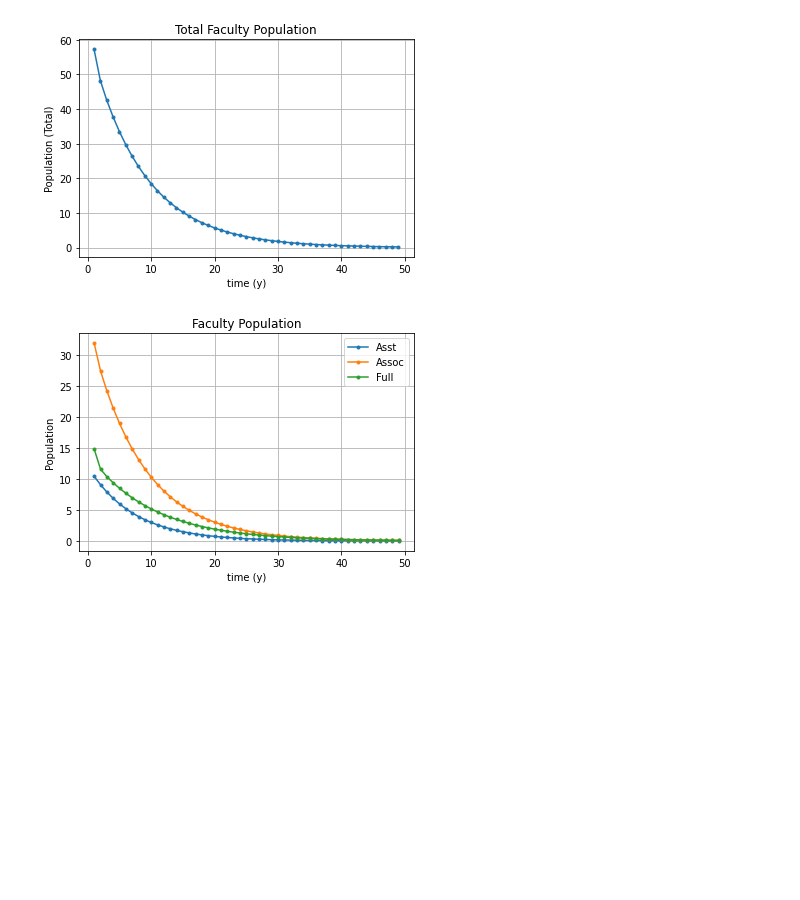
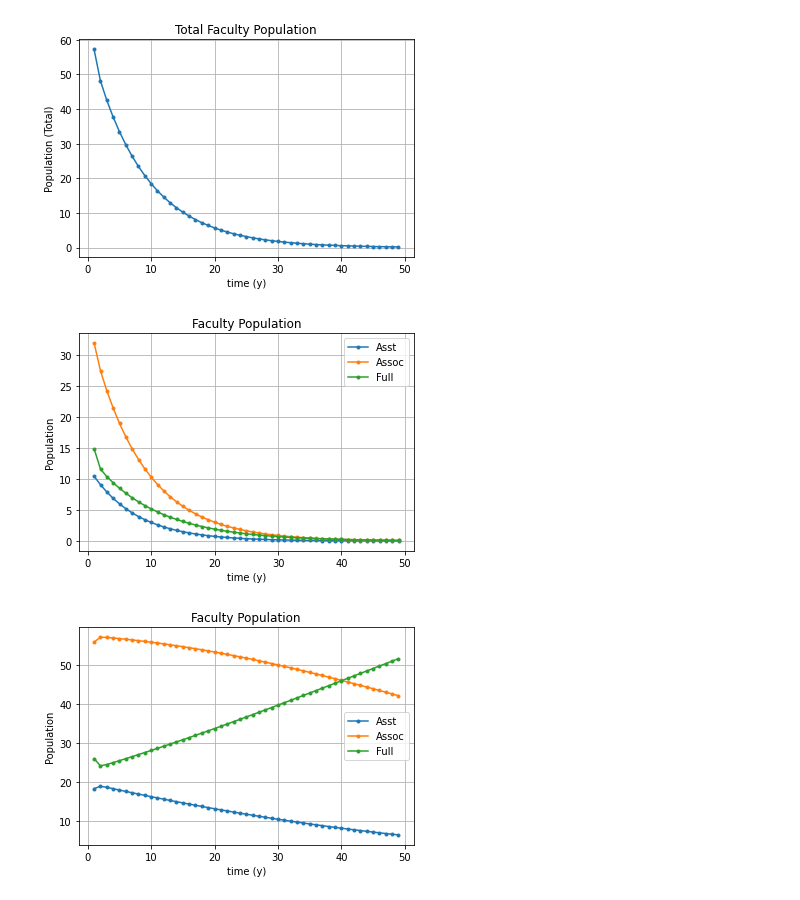
Before and after one commit to natkeo559/FacData, a Jupyter notebook: Notebooks/Sample.ipynb, the cells around one changed output. Cells and saved outputs as stored; diff of their text form; code cells hidden in the pictures; blank space fills up the shorter version.

```diff
--- a/Notebooks/Sample.ipynb
+++ b/Notebooks/Sample.ipynb
@@ -29,34 +31,37 @@ b = np.array([[12],
 
 x = np.arange(1, 50)
-# %%
-y = []
-p1 = []
-p2 = []
-p3 = []
-for i in x:
-    c = np.matmul(np.power(a, i), b)
-    y.append(np.sum(c))
-    p1.append(c[0])
-    p2.append(c[1])
-    p3.append(c[2])
-# %%
-fig, ax = plt.subplots()
-ax.plot(x, y, marker='.')
-ax.set(xlabel='time (y)', ylabel='Population (Total)',
-       title='Total Faculty Population')
-ax.grid()
-plt.show(ax)
-# %% [output]
-[figure, removed]
-# %%
-fig, ax = plt.subplots()
-ax.plot(x, p1, marker='.', label="Asst")
-ax.plot(x, p2, marker='.', label="Assoc")
-ax.plot(x, p3, marker='.', label="Full")
-ax.set(xlabel='time (y)', ylabel='Population',
-       title='Faculty Population')
-ax.grid()
-ax.legend()
-plt.show(ax)
-# %% [output]
-[figure, removed]
+# %%
+vy = np.array([])
+v = np.tile(a.flatten(), x.size).reshape(-1, 3, 3)
+vm = np.tile(b.flatten(), x.size).reshape(-1, 3, 1)
+
+for i, j, m in zip(v, x, vm):
+    vy = np.append(vy, np.matmul(np.power(i, j), m)).reshape(-1, 3, 1)
+# %%
+fig, tx = plt.subplots()
+tx.plot(x, np.sum(vy, axis=1), marker=".")
+tx.set(xlabel="time (y)", ylabel="Population (Total)", title="Total Faculty Population")
+tx.grid()
+plt.show(tx)
+
+fig, ax = plt.subplots()
+ax.plot(x, vy[:, 0], marker=".", label="Asst")
+ax.plot(x, vy[:, 1], marker=".", label="Assoc")
+ax.plot(x, vy[:, 2], marker=".", label="Full")
+ax.set(xlabel="time (y)", ylabel="Population", title="Faculty Population")
+ax.grid()
+ax.legend()
+plt.show(ax)
+
+fig, px = plt.subplots()
+px.plot(x, 100 * vy[:, 0] / np.sum(vy, axis=1), marker=".", label="Asst")
+px.plot(x, 100 * vy[:, 1] / np.sum(vy, axis=1), marker=".", label="Assoc")
+px.plot(x, 100 * vy[:, 2] / np.sum(vy, axis=1), marker=".", label="Full")
+px.set(xlabel="time (y)", ylabel="Population", title="Faculty Population")
+px.grid()
+px.legend()
+plt.show(px)
+# %% [output]
+[figure, added]
+[figure, added]
+[figure, added]
```
Also changed, not shown: parts of 2 cells of this notebook.
